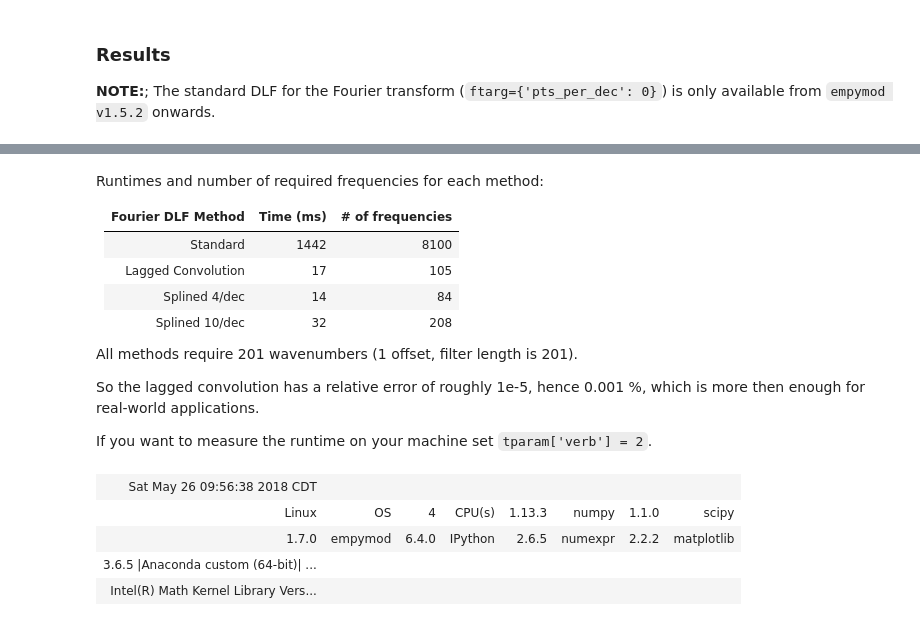
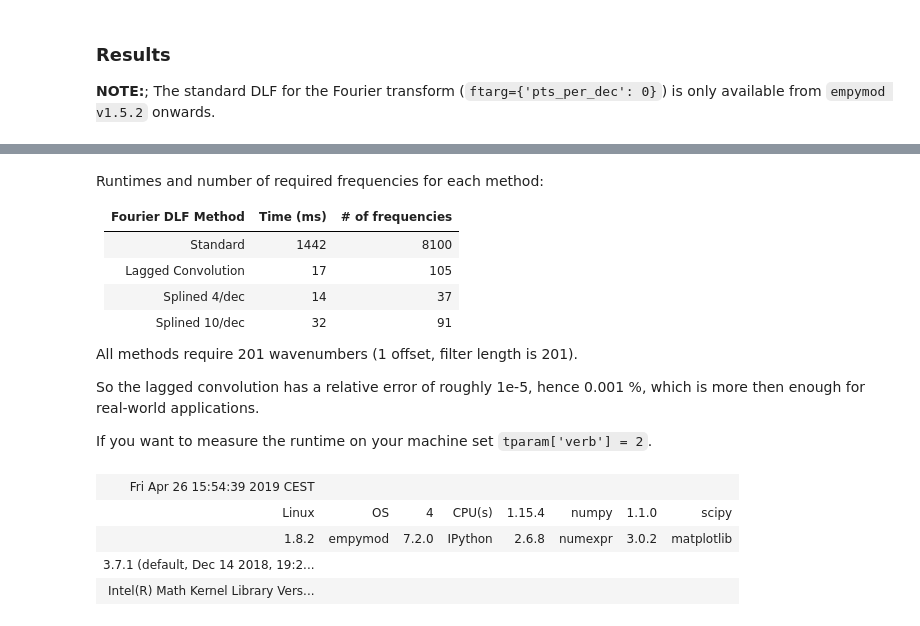
Before and after one commit to emsig/empymod-examples, a Jupyter notebook: 7a_DLF-Standard-Lagged-Splined.ipynb, the cells around one changed output, grey strips where cells are left out. Cells and saved outputs as stored; diff of their text form; code cells hidden in the pictures.

```diff
--- a/7a_DLF-Standard-Lagged-Splined.ipynb
+++ b/7a_DLF-Standard-Lagged-Splined.ipynb
@@ -550,19 +550,19 @@ Fourier DLF Method | Time (ms) | # of frequencies
 -------------------|-----------|-----------------
 Standard           | 1442      | 8100
 Lagged Convolution |   17      |  105
-Splined 4/dec      |   14      |   84
-Splined 10/dec     |   32      |  208
+Splined 4/dec      |   14      |   37
+Splined 10/dec     |   32      |   91
 
 All methods require 201 wavenumbers (1 offset, filter length is 201).
 
 So the lagged convolution has a relative error of roughly 1e-5, hence 0.001 %, which is more then enough for real-world applications.
 
 If you want to measure the runtime on your machine set `tparam['verb'] = 2`.
-# %%
-epm.versions('HTML')
-# %% [output]
-| Sat May 26 09:56:38 2018 CDT |  |  |  |  |  |  |  |
-| Linux | OS | 4 | CPU(s) | 1.13.3 | numpy | 1.1.0 | scipy |
-| 1.7.0 | empymod | 6.4.0 | IPython | 2.6.5 | numexpr | 2.2.2 | matplotlib |
-| 3.6.5 |Anaconda custom (64-bit)| ... |  |  |  |  |  |  |  |
-| Intel(R) Math Kernel Library Vers... |  |  |  |  |  |  |  |
+# %%
+epm.Versions()
+# %% [output]
+| Fri Apr 26 15:54:39 2019 CEST |  |  |  |  |  |  |  |
+| Linux | OS | 4 | CPU(s) | 1.15.4 | numpy | 1.1.0 | scipy |
+| 1.8.2 | empymod | 7.2.0 | IPython | 2.6.8 | numexpr | 3.0.2 | matplotlib |
+| 3.7.1 (default, Dec 14 2018, 19:2... |  |  |  |  |  |  |  |
+| Intel(R) Math Kernel Library Vers... |  |  |  |  |  |  |  |
```
Also changed, not shown: parts of 4 cells of this notebook.
